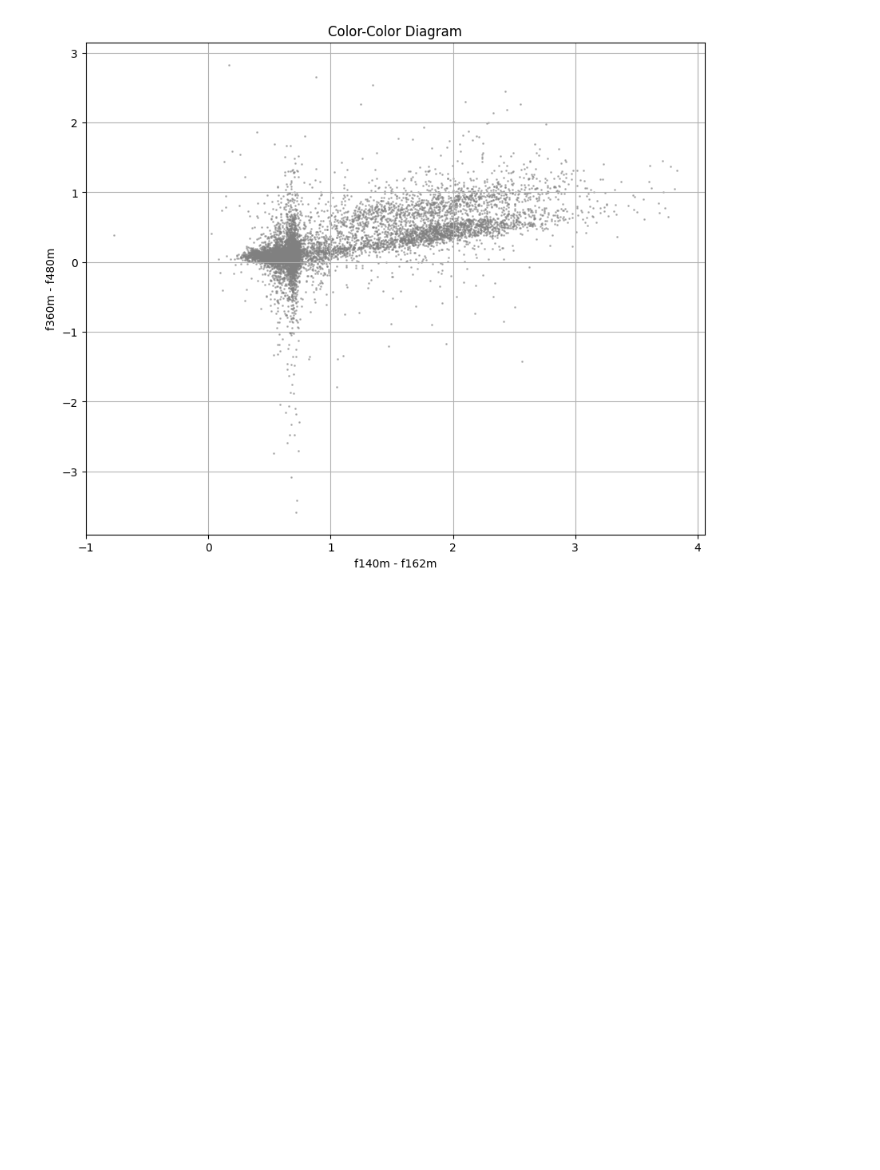
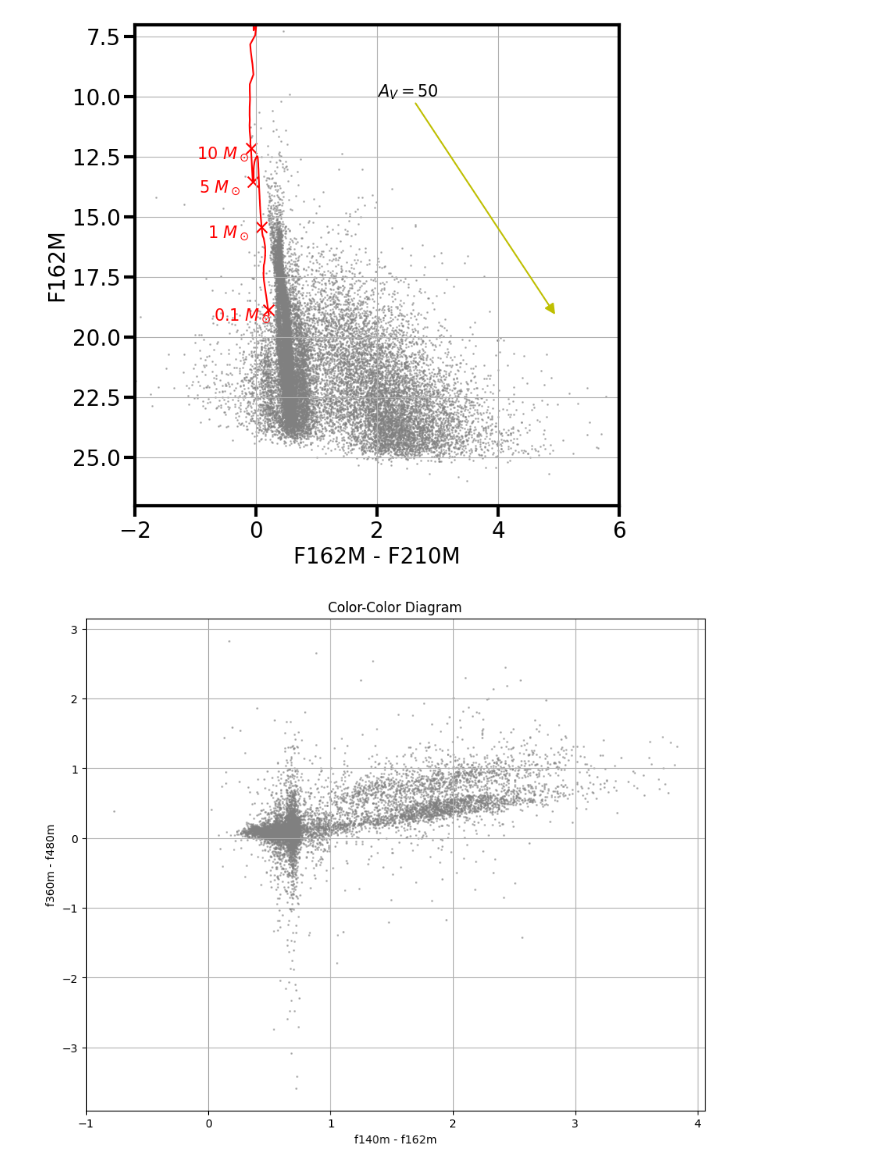
Before and after one commit to tyoo37/w51_nircam, a Jupyter notebook: analysis/imf_manual_selection.ipynb, the cells around one changed output. Drawn from its saved outputs; the diff is of its cells as text; code cells hidden in the pictures; blank space fills up the shorter version.

```diff
--- a/analysis/imf_manual_selection.ipynb
+++ b/analysis/imf_manual_selection.ipynb
@@ -278,0 +297,74 @@ Set OBSGEO-H to 1610191901.140 from OBSGEO-[XYZ]'. [astropy.wcs.wcs]
+# %%
+import matplotlib as mpl
+from matplotlib.path import Path
+from astropy.table import Table
+import crds
+parsec_av0 = Table.read('/home/t.yoo/parsec_av0.txt', format='ascii')
+parsec_av0.pprint(max_width=-1, max_lines=-1)
+m_init = parsec_av0['col4']
+parsec_av0 = parsec_av0[m_init<300]
+logage_av0 = parsec_av0['col3']
+mass_av0 = parsec_av0['col6']
+print(np.min(m_init), np.max(m_init))
+print(np.min(mass_av0), np.max(mass_av0))
+F140Mmag_av0 = parsec_av0['col39'] + 5*np.log10(5400)-5
+F162Mmag_av0 = parsec_av0['col40']+ 5*np.log10(5400)-5
+F182Mmag_av0 = parsec_av0['col41']+ 5*np.log10(5400)-5
+F210Mmag_av0 = parsec_av0['col42']+ 5*np.log10(5400)-5
+F335Mmag_av0 = parsec_av0['col45']+ 5*np.log10(5400)-5
+F360Mmag_av0 = parsec_av0['col46']+ 5*np.log10(5400)-5
+F410Mmag_av0 = parsec_av0['col47']+ 5*np.log10(5400)-5
+F480Mmag_av0 = parsec_av0['col50']+ 5*np.log10(5400)-5
+
+plt.rcParams['axes.labelsize']=20
+plt.rcParams['xtick.labelsize']=20
+plt.rcParams['ytick.labelsize']=20
+plt.rcParams['axes.titlesize']=20
+mpl.rcParams['axes.linewidth'] = 3
+plt.rcParams['xtick.major.size'] = 10
+plt.rcParams['xtick.major.width'] = 3
+plt.rcParams['ytick.major.size'] = 10
+plt.rcParams['ytick.major.width'] = 3
+
+fig = plt.figure(figsize=(8, 8))
+ax = fig.add_subplot(111)
+ax.scatter(f162m_mag[0] - f210m_mag[0], f162m_mag[0], s=1, c='gray', alpha=0.5)
+
+age_idx = logage_av0 == 6
+ax.plot(F162Mmag_av0[age_idx] - F210Mmag_av0[age_idx], F162Mmag_av0[age_idx], color='r')
+idx_01msun = np.argmin(np.abs(mass_av0[age_idx]-0.1))
+idx_20msun = np.argmin(np.abs(mass_av0[age_idx]-20))
+print(F140Mmag_av0)
+print('age_idx:', age_idx, 'idx_01msun:', idx_01msun, 'idx_20msun:', idx_20msun)
+isochrone_x_start = F140Mmag_av0[age_idx][idx_01msun] - F210Mmag_av0[age_idx][idx_01msun]
+isochrone_x_end = F140Mmag_av0[age_idx][idx_20msun] - F210Mmag_av0[age_idx][idx_20msun]
+isocrhone_y_start = F140Mmag_av0[age_idx][idx_01msun]
+isocrhone_y_end = F140Mmag_av0[age_idx][idx_20msun]
+color_slope = (isocrhone_y_end - isocrhone_y_start) / (isochrone_x_end - isochrone_x_start)
+color_intercept = isocrhone_y_start - color_slope * isochrone_x_start
+
+A_K_scale = 5
+A_V_scale = A_K_scale * 10
+#ax.plot([isochrone_x_start, isochrone_x_end], [isocrhone_y_start, isocrhone_y_end], color='r', linestyle='--')
+#ax1.plot([isochrone_x_start+(ext(1/1.82/u.um)-ext(1/2.10/u.um))*A_V_scale, isochrone_x_end+(ext(1/1.82/u.um)-ext(1/2.10/u.um))*A_V_scale],
+#[isocrhone_y_start+(ext(1/1.82/u.um))*A_V_scale, isocrhone_y_end+(ext(1/1.82/u.um))*A_V_scale], color='r', linestyle='--')
+# extrapolate the linear part of the isochrone to the left and right by 0.5 mag in color
+
+# and plot
+#x_vals = np.array([-1, 2])
+#y_vals = color_slope * x_vals + color_intercept
+#ax.plot(x_vals, y_vals, color='r', linestyle='--')
+for mass in [0.1, 1, 5, 10]:
+    idx_mass = np.argmin(np.abs(mass_av0[age_idx]-mass))
+    ax.scatter(F162Mmag_av0[age_idx][idx_mass] - F210Mmag_av0[age_idx][idx_mass], F162Mmag_av0[age_idx][idx_mass], color='r', marker='x', s=100)
+    ax.annotate(f'{mass} $M_\odot$', (F162Mmag_av0[age_idx][idx_mass] - F210Mmag_av0[age_idx][idx_mass], F162Mmag_av0[age_idx][idx_mass]), textcoords="offset points", xytext=(-50,-10), ha='left', color='r', fontsize=15)
+plot_extvec_cmd(ax, ('f162m', 'f210m'), ('f162m',), extvec_scale=50, start=(2,10))
+
+ax.text()
+ax.set_xlabel('F162M - F210M')
+ax.set_ylabel('F162M')
+ax.set_ylim(27,7)
+ax.set_xlim(-2,6)
+ax.grid()
+plt.show()
+# %% [output]
@@ -278,0 +388 @@ Set OBSGEO-H to 1610191901.140 from OBSGEO-[XYZ]'. [astropy.wcs.wcs]
+[figure, added]
```
Also changed, not shown: parts of 3 cells of this notebook, 6 other files.
